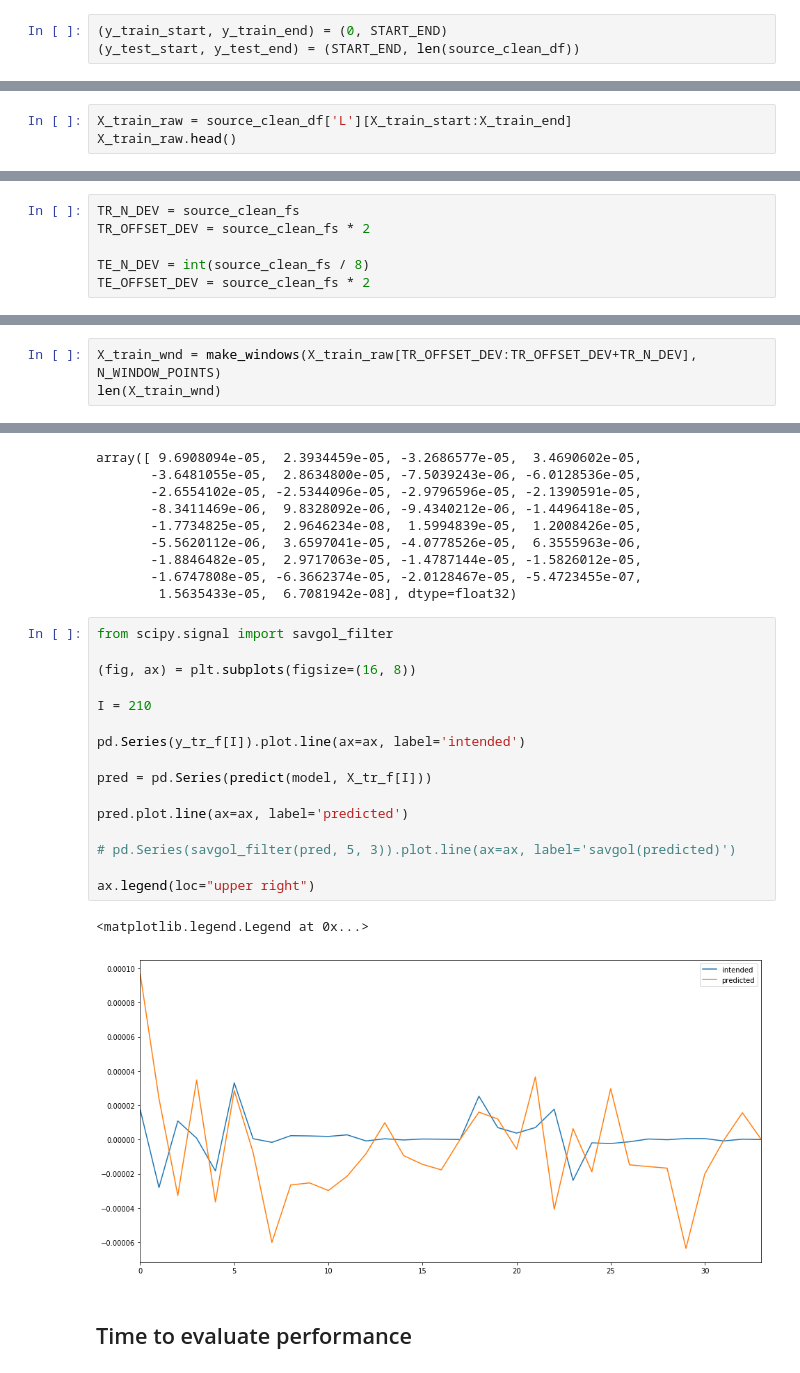
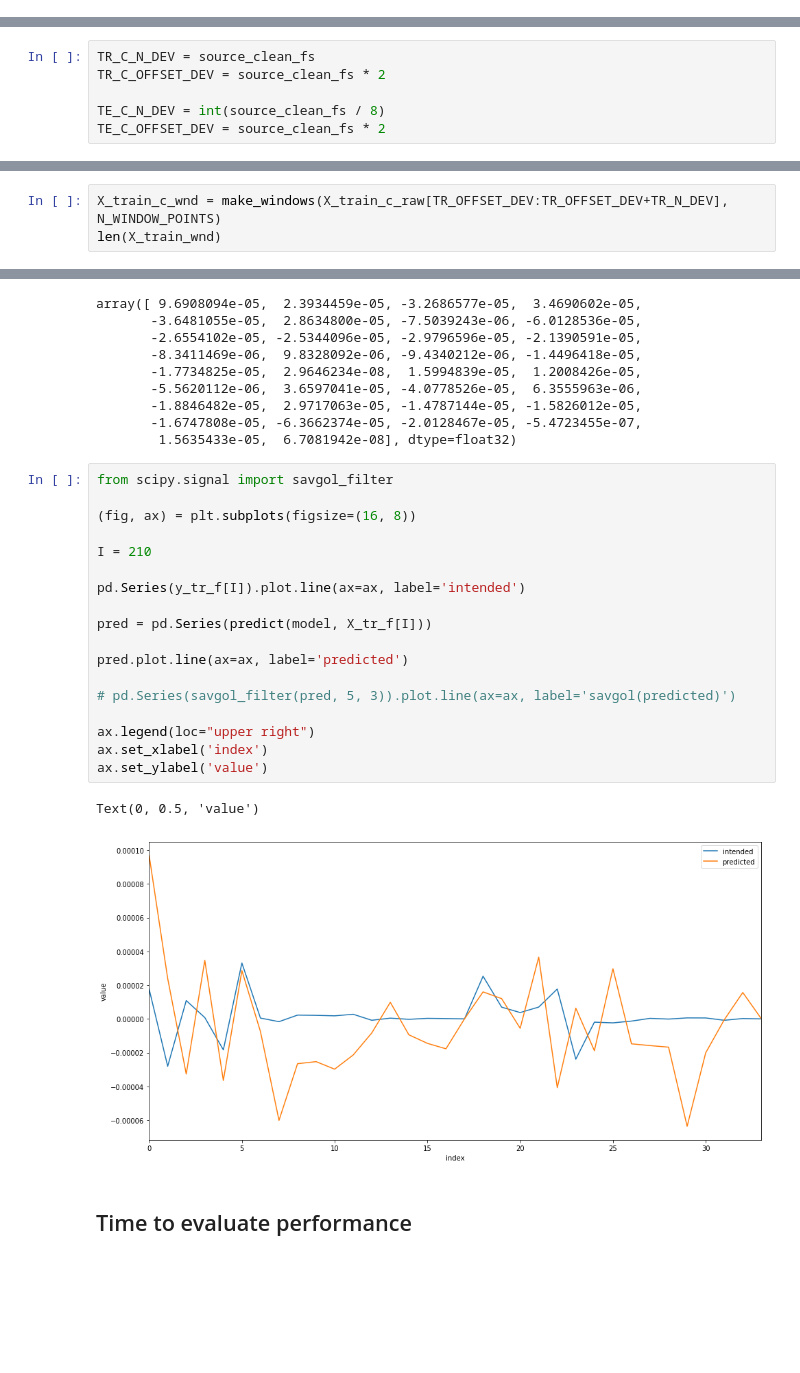
Before and after one commit to naissur/lextac-amp-modelling, a Jupyter notebook: mvp.ipynb, the cells around one changed output, grey strips where cells are left out. Saved outputs shown, nothing was run; the diff lists cells and outputs as text; blank space fills up the shorter version.

```diff
--- a/mvp.ipynb
+++ b/mvp.ipynb
@@ -53,3 +75,0 @@ START_END
-# %%
-(y_train_start, y_train_end) = (0, START_END)
-(y_test_start, y_test_end) = (START_END, len(source_clean_df))
@@ -56,5 +87,2 @@ START_END
 # %% [markdown]
 ## IT'S MONO
-# %%
-X_train_raw = source_clean_df['L'][X_train_start:X_train_end]
-X_train_raw.head()
@@ -96,8 +127,8 @@ y_test_raw.head()
 1953796    178
 Name: L, dtype: int16
 # %%
-TR_N_DEV = source_clean_fs
-TR_OFFSET_DEV = source_clean_fs * 2
+TR_C_N_DEV = source_clean_fs
+TR_C_OFFSET_DEV = source_clean_fs * 2
 
-TE_N_DEV = int(source_clean_fs / 8)
-TE_OFFSET_DEV = source_clean_fs * 2
+TE_C_N_DEV = int(source_clean_fs / 8)
+TE_C_OFFSET_DEV = source_clean_fs * 2
@@ -122,7 +159,7 @@ def make_windows(df, n_window_points):
 
     return windows
 # %%
-X_train_wnd = make_windows(X_train_raw[TR_OFFSET_DEV:TR_OFFSET_DEV+TR_N_DEV], N_WINDOW_POINTS)
+X_train_c_wnd = make_windows(X_train_c_raw[TR_OFFSET_DEV:TR_OFFSET_DEV+TR_N_DEV], N_WINDOW_POINTS)
 len(X_train_wnd)
 # %% [output]
 44068
@@ -739,22 +776,24 @@ array([ 9.6908094e-05,  2.3934459e-05, -3.2686577e-05,  3.4690602e-05,
 # %%
 from scipy.signal import savgol_filter
 
 (fig, ax) = plt.subplots(figsize=(16, 8))
 
 I = 210
 
 pd.Series(y_tr_f[I]).plot.line(ax=ax, label='intended')
 
 pred = pd.Series(predict(model, X_tr_f[I]))
 
 pred.plot.line(ax=ax, label='predicted')
 
 # pd.Series(savgol_filter(pred, 5, 3)).plot.line(ax=ax, label='savgol(predicted)')
 
 ax.legend(loc="upper right")
+ax.set_xlabel('index')
+ax.set_ylabel('value')
 # %% [output]
-<matplotlib.legend.Legend at 0x...>
+Text(0, 0.5, 'value')
-[figure, old version]
+[figure, new version]
 # %% [markdown]
 ## Time to evaluate performance
 # %%
```
Also changed, not shown: parts of 16 cells of this notebook.
